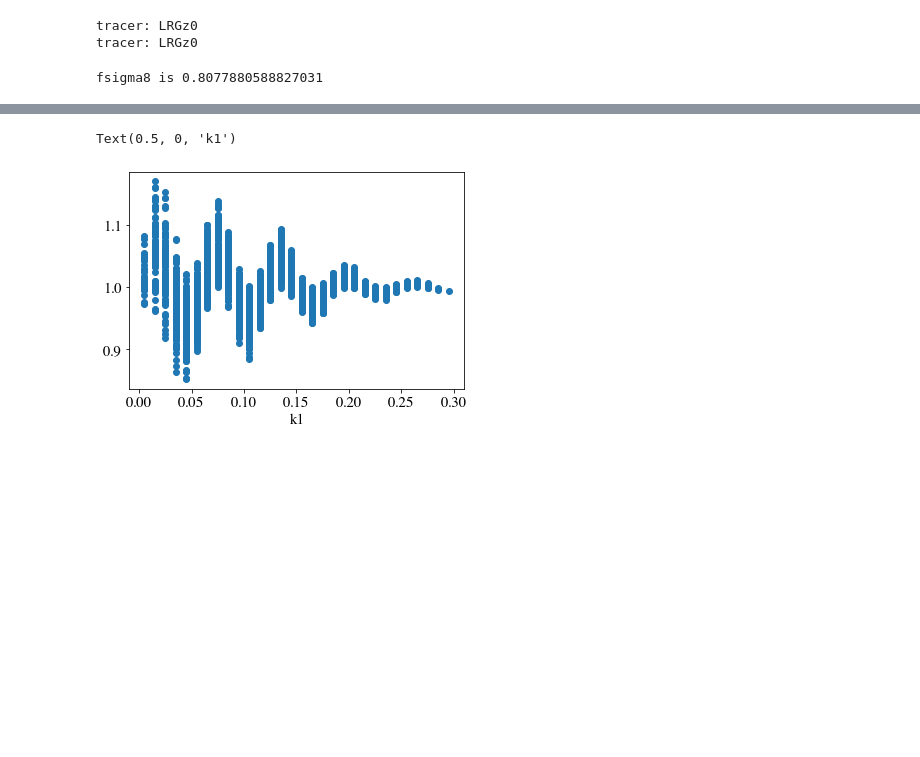
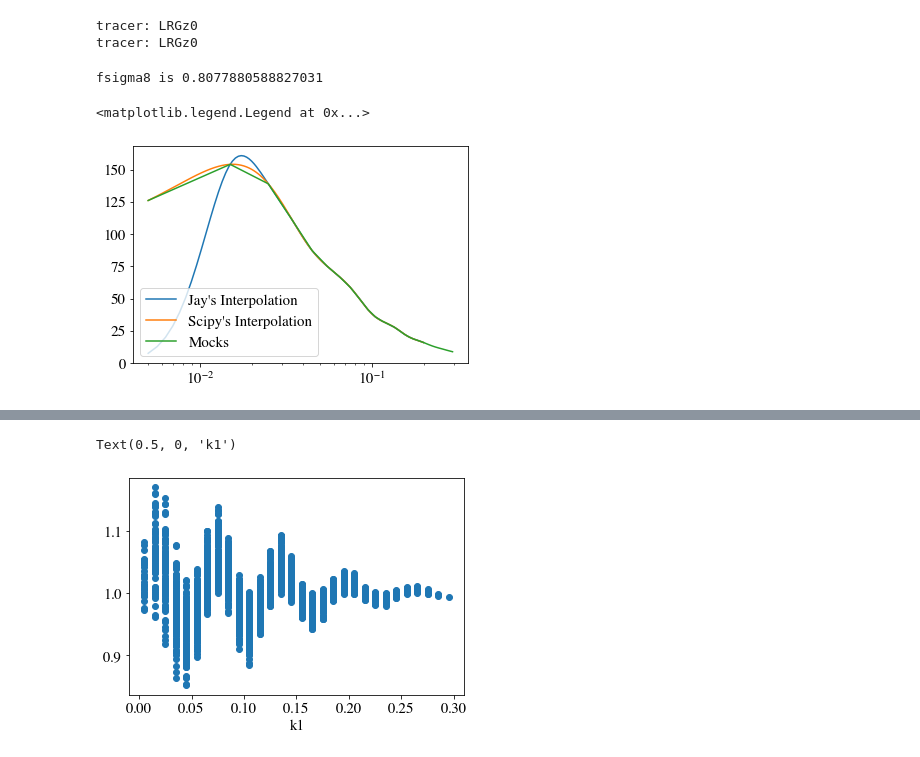
Before and after one commit to mehdirezaie/bispectrum, a Jupyter notebook: template.ipynb, the cells around one changed output, grey strips where cells are left out. Saved outputs shown, nothing was run; the diff lists cells and outputs as text; code cells hidden in the pictures; blank space fills up the shorter version.

```diff
--- a/template.ipynb
+++ b/template.ipynb
@@ -63,7 +63,7 @@ k = np.logspace(-4, 2, 10000)
 
 pk_1d = lambda k:pk(k, z=0.)
 pknow_1d = lambda k:pknow_wallish(k, z=0.)
-pk_1d_mock = interp1d(ps.k, ps.p.mean(axis=0), kind=2, bounds_error=True)
+pk_1d_mock = interp1d(ps.k, ps.p.mean(axis=0), kind=5, bounds_error=True)
 
 
 # kg = np.linspace(1.0e-6, 0.6, num=300)
@@ -80,3 +81,15 @@ pk_1d_int = PowerSpectrumInterpolator1D(kcamb, Pcamb)
+# %%
+kg = np.linspace(0.005, 0.2, num=300)
+
+plt.plot(kg, pk_1d_int(kg), label="Jay's Interpolation")
+plt.plot(kg, pk_1d_mock(kg), label="Scipy's Interpolation")
+plt.plot(ps.k, ps.p.mean(axis=0), label="Mocks")
+
+plt.semilogx()
+plt.legend()
+# %% [output]
+<matplotlib.legend.Legend at 0x...>
+[figure, added]
 # %%
 # def loss_smooth(params):
 #     b1, b2, f, s0, s1 = params
```
Also changed, not shown: parts of 21 cells of this notebook, 1 other file.
